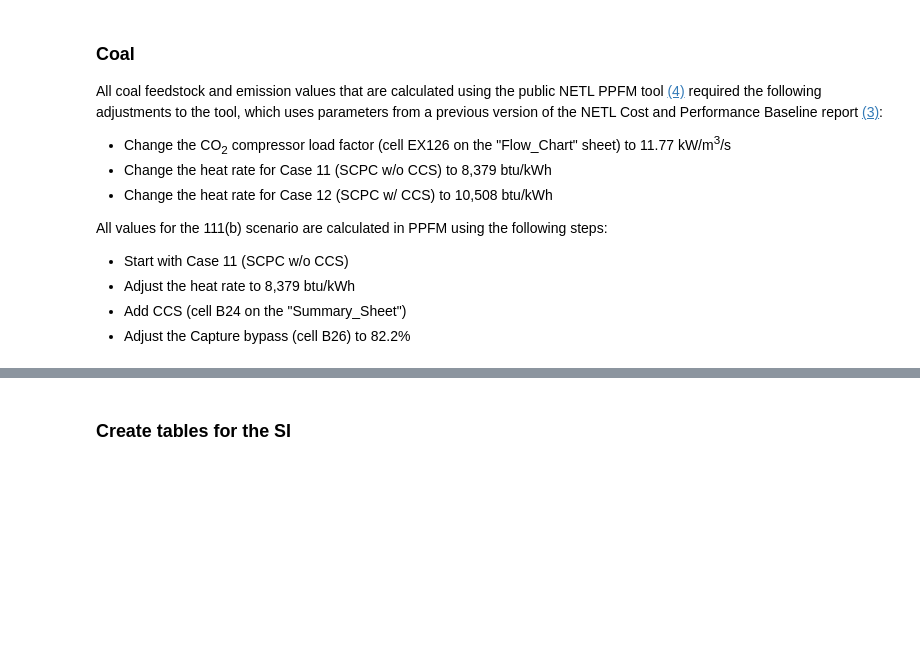
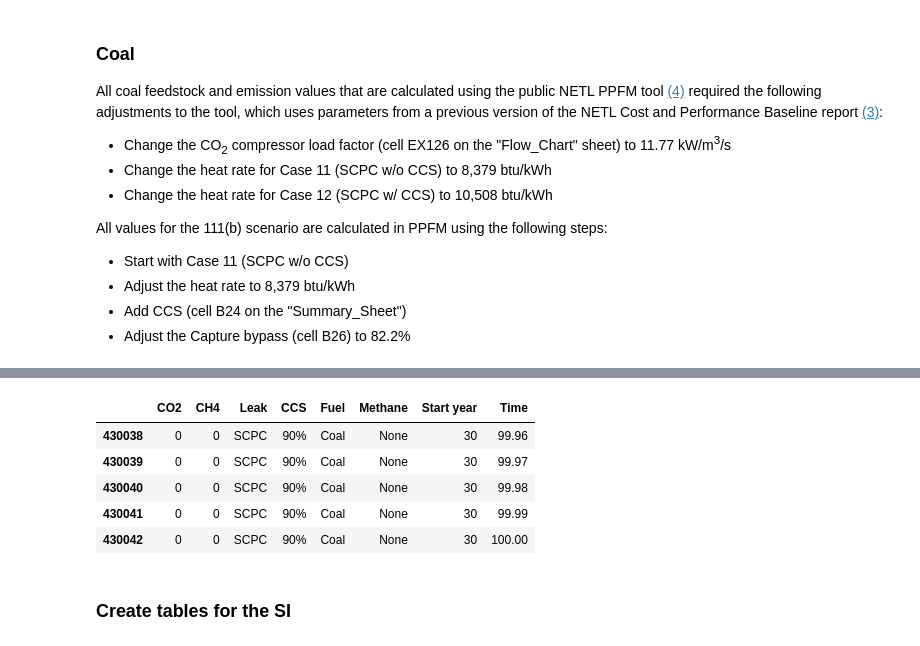
Before and after one commit to gschivley/CCS-climate, a Jupyter notebook: Notebooks/Emissions.ipynb, the cells around one changed output, grey strips where cells are left out. Cells and saved outputs as stored; diff of their text form; code cells hidden in the pictures; blank space fills up the shorter version.

```diff
--- a/Notebooks/Emissions.ipynb
+++ b/Notebooks/Emissions.ipynb
@@ -304,3 +334,12 @@ See the caveats in the documentation: http://pandas.pydata.org/pandas-docs/stabl
+# %%
+emissions_df.tail()
+# %% [output]
+|  | CO2 | CH4 | Leak | CCS | Fuel | Methane | Start year | Time |
+| 430038 | 0 | 0 | SCPC | 90% | Coal | None | 30 | 99.96 |
+| 430039 | 0 | 0 | SCPC | 90% | Coal | None | 30 | 99.97 |
+| 430040 | 0 | 0 | SCPC | 90% | Coal | None | 30 | 99.98 |
+| 430041 | 0 | 0 | SCPC | 90% | Coal | None | 30 | 99.99 |
+| 430042 | 0 | 0 | SCPC | 90% | Coal | None | 30 | 100.00 |
 # %% [markdown]
 ### Create tables for the SI
 # %% [markdown]
```
Also changed, not shown: parts of 10 cells of this notebook, 1 other file.
